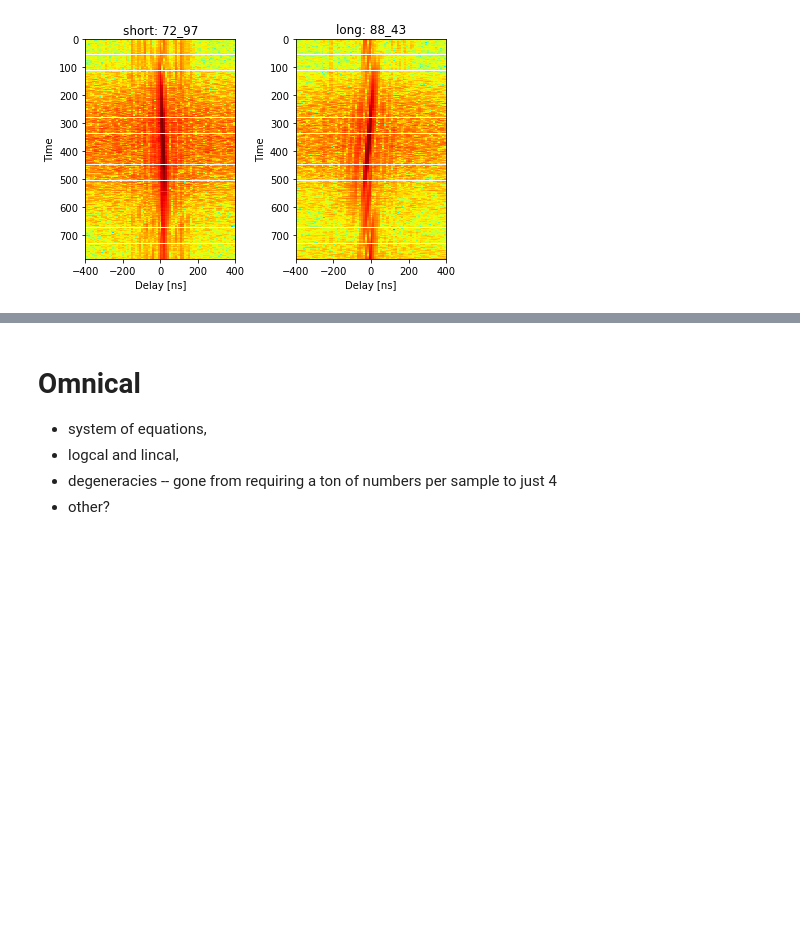
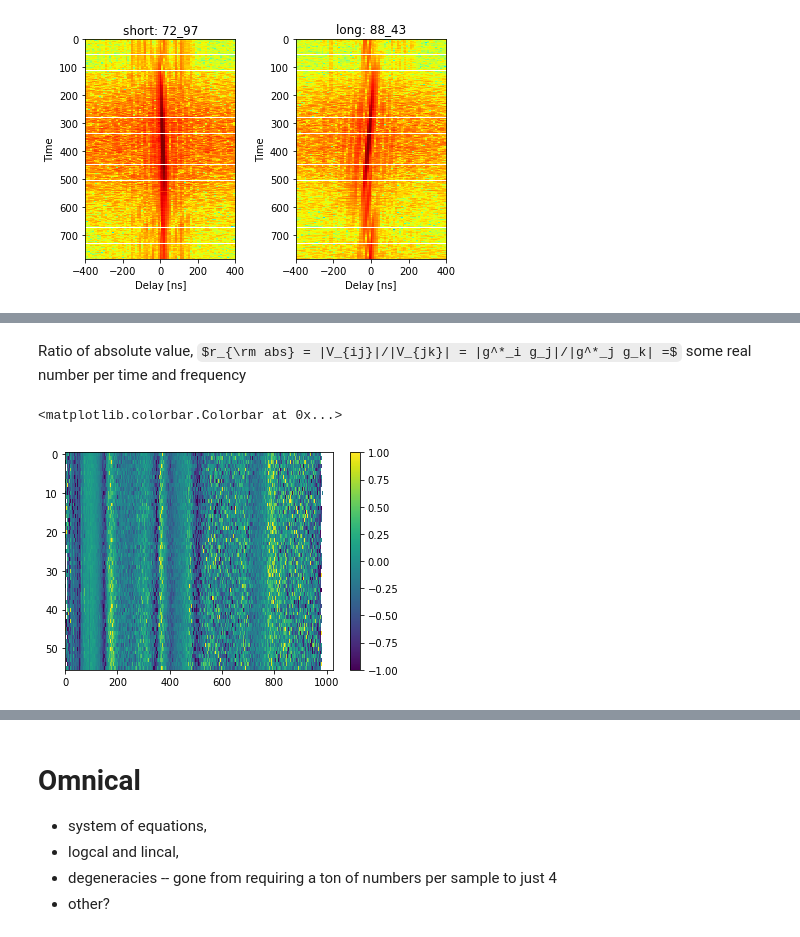
Before and after one commit to carinacheng/CHAMP2017, a Jupyter notebook: Lesson8_DataAnalysis/champ_tutorial.ipynb, the cells around one changed output, grey strips where cells are left out. Saved outputs shown, nothing was run; the diff lists cells and outputs as text; code cells hidden in the pictures; some formulas as TeX source; blank space fills up the shorter version.

```diff
--- a/Lesson8_DataAnalysis/champ_tutorial.ipynb
+++ b/Lesson8_DataAnalysis/champ_tutorial.ipynb
@@ -323,0 +341,9 @@ Do you think you'll get the same result for $g_j(\nu,t)$? Why/why not?
+# %% [markdown]
+Ratio of absolute value, $r_{\rm abs} = |V_{ij}|/|V_{jk}| = |g^*_i g_j|/|g^*_j g_k| =$ some real number per time and frequency
+# %%
+r_abs = np.abs(d[(53,64)]['xx'])/np.abs(d[(31,53)]['xx'])
+plt.imshow(np.log10(r_abs),vmax=1,vmin=-1,aspect='auto')
+plt.colorbar()
+# %% [output]
+<matplotlib.colorbar.Colorbar at 0x...>
+[figure, added]
```
Also changed, not shown: parts of 11 cells of this notebook.
